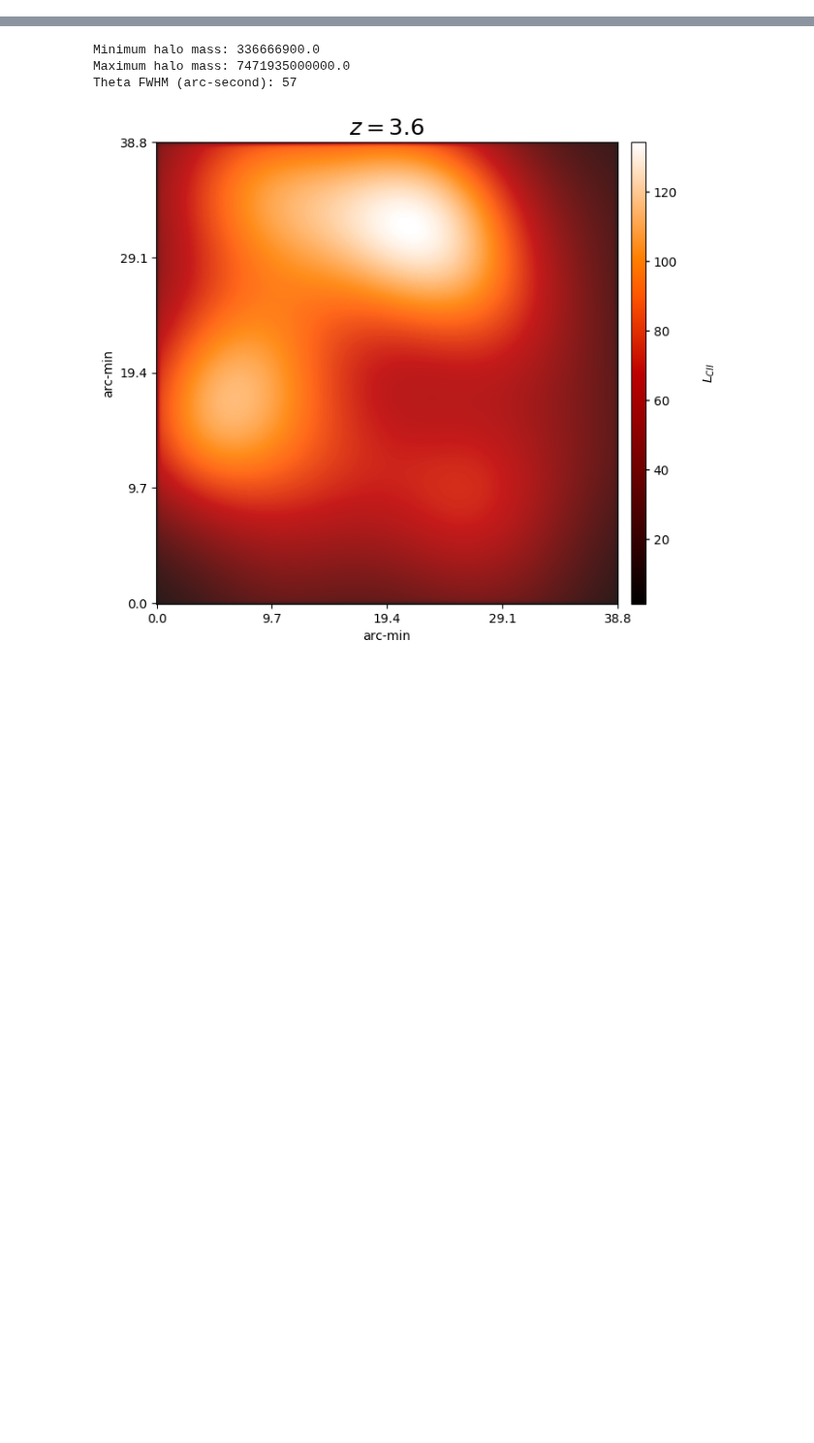
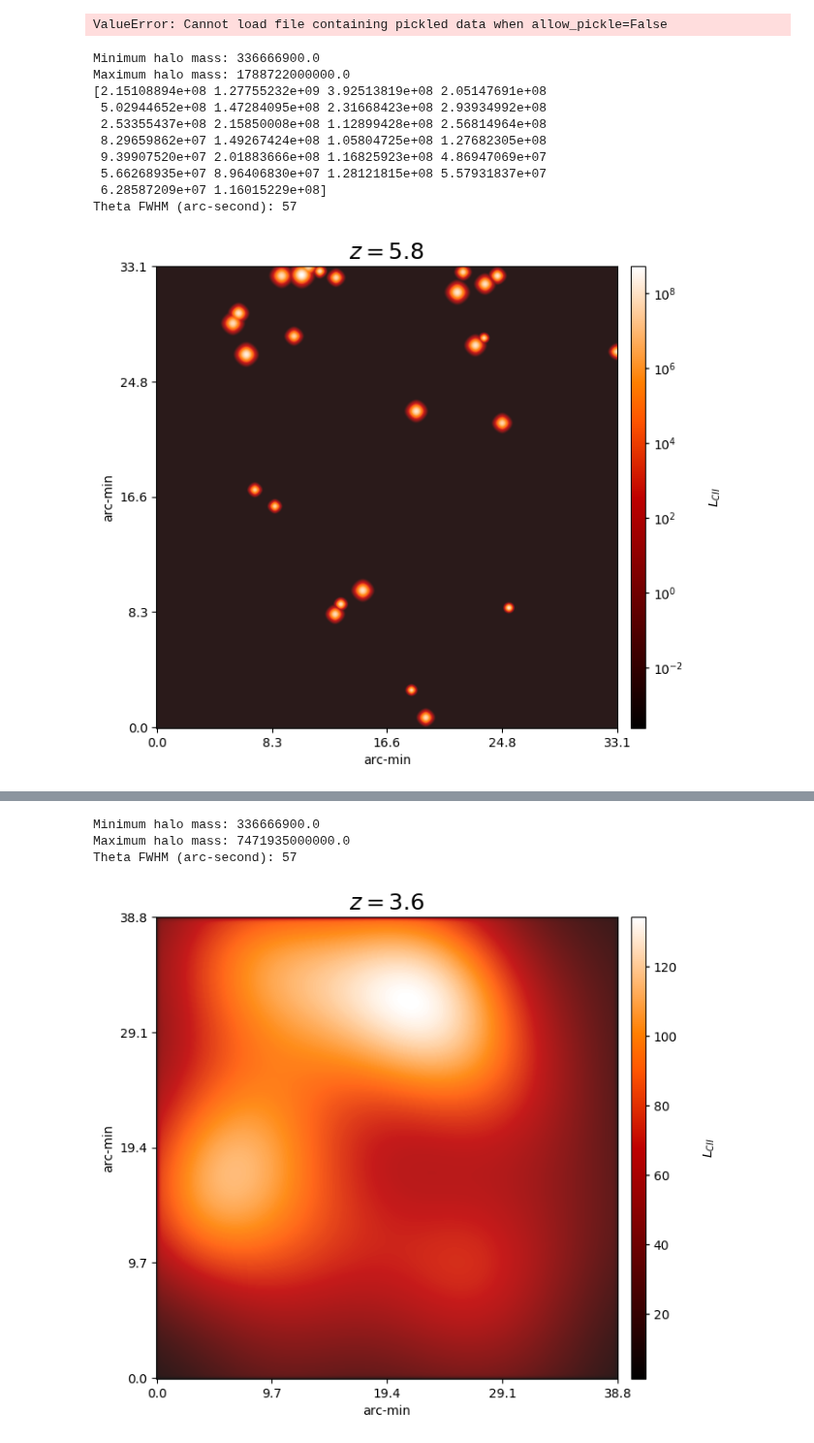
Before and after one commit to Anirbancosmo/Limpy, a Jupyter notebook: notebook/ccatp_test.ipynb, the cells around one changed output, grey strips where cells are left out. Shown at 97% size. Saved outputs shown, nothing was run; the diff lists cells and outputs as text; code cells hidden in the pictures; blank space fills up the shorter version.

```diff
--- a/notebook/ccatp_test.ipynb
+++ b/notebook/ccatp_test.ipynb
@@ -4 +22,13 @@ import limpy.lcp as ll
+# %%
+# plot CII luminosity using beam convolution.
+# Use_scatter= True
+
+beam_fwhm=57
+beam_unit='arcsec'
+ll.plot_beam(57,'arcsec', boxsize, ngrid, nproj, halocat_file, halo_redshift,
+          halo_cutoff_mass=1e11, use_scatter=True, unit='degree', halocat_file_type='npz', add_noise=False, random_noise_parcentage=None)
+
+plt.savefig("CII_z%1.2f_L80N512_f200_mmin1e11.pdf" %(halo_redshift))
+# %% [output]
+ValueError: Cannot load file containing pickled data when allow_pickle=False
 # %%
@@ -19,6 +50,28 @@ dens_file=root+'updated_smoothed_deltax_z00%1.2f_%d_%dMpc' %(halo_redshift, ngri
 #location of halo catalogue file
 
 halocat_file=root1+'halos_z%1.2f_%d_%dMpc' %(halo_redshift, ngrid,boxsize)
+# %%
+# plot CII luminosity using beam convolution.
+# Use_scatter= True
+
+beam_fwhm=200
+beam_unit='arcsec'
+ll.plot_beam(57,'arcsec', boxsize, ngrid, nproj, halocat_file, halo_redshift,
+          halo_cutoff_mass=1e11, use_scatter=True, unit='degree', add_noise=False, random_noise_parcentage=None)
+
+plt.savefig("CII_z%1.2f_L80N512_f200_mmin1e11.pdf" %(halo_redshift))
+# %% [output]
+Minimum halo mass: 336666900.0
+Maximum halo mass: 1788722000000.0
+[2.15108894e+08 1.27755232e+09 3.92513819e+08 2.05147691e+08
+ 5.02944652e+08 1.47284095e+08 2.31668423e+08 2.93934992e+08
+ 2.53355437e+08 2.15850008e+08 1.12899428e+08 2.56814964e+08
+ 8.29659862e+07 1.49267424e+08 1.05804725e+08 1.27682305e+08
+ 9.39907520e+07 2.01883666e+08 1.16825923e+08 4.86947069e+07
+ 5.66268935e+07 8.96406830e+07 1.28121815e+08 5.57931837e+07
+ 6.28587209e+07 1.16015229e+08]
+Theta FWHM (arc-second): 57
+[figure, added]
 # %%
 # plot CII luminosity using beam convolution.
 # Use_scatter= True
```
Also changed, not shown: parts of 5 cells of this notebook, 29 other files.
